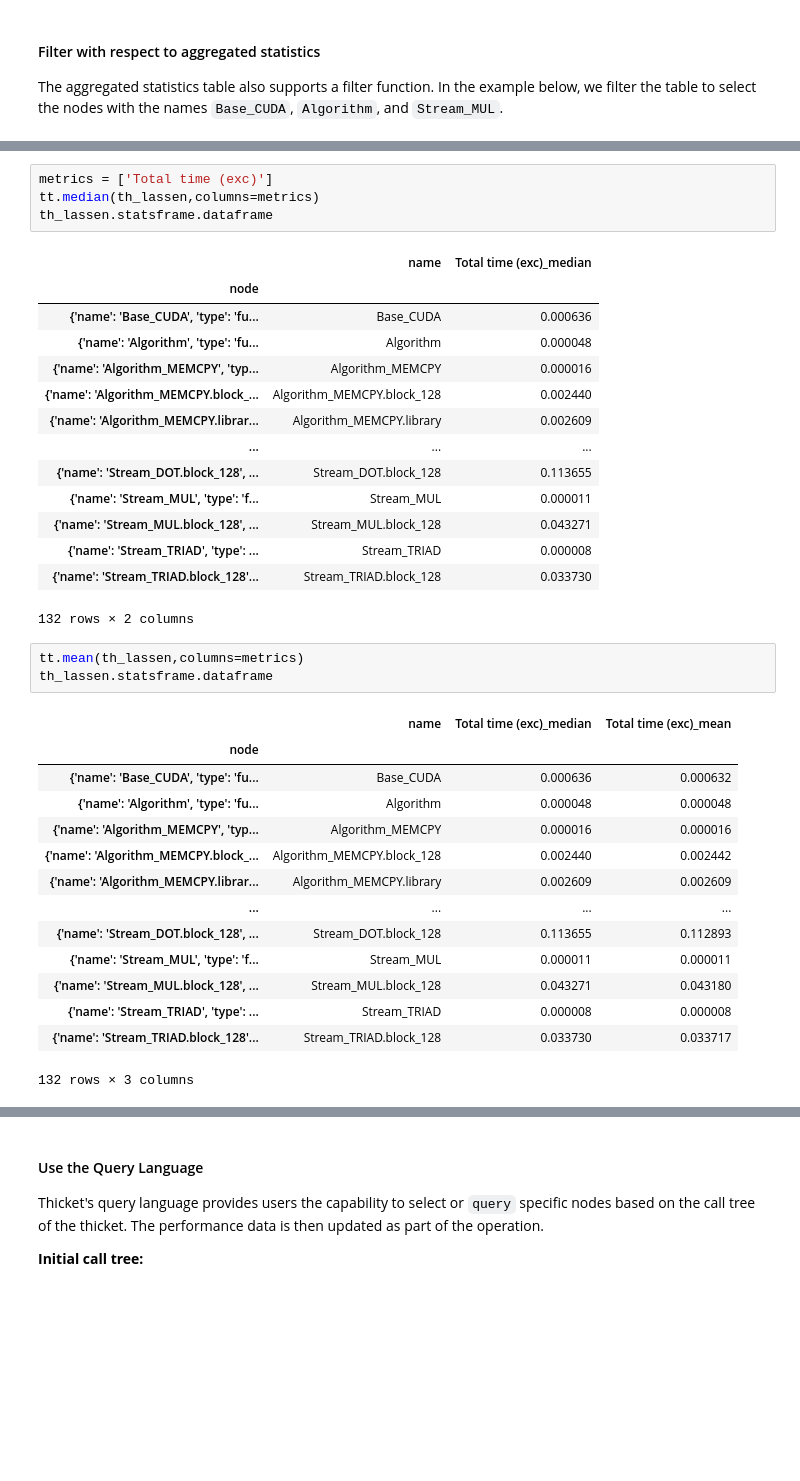
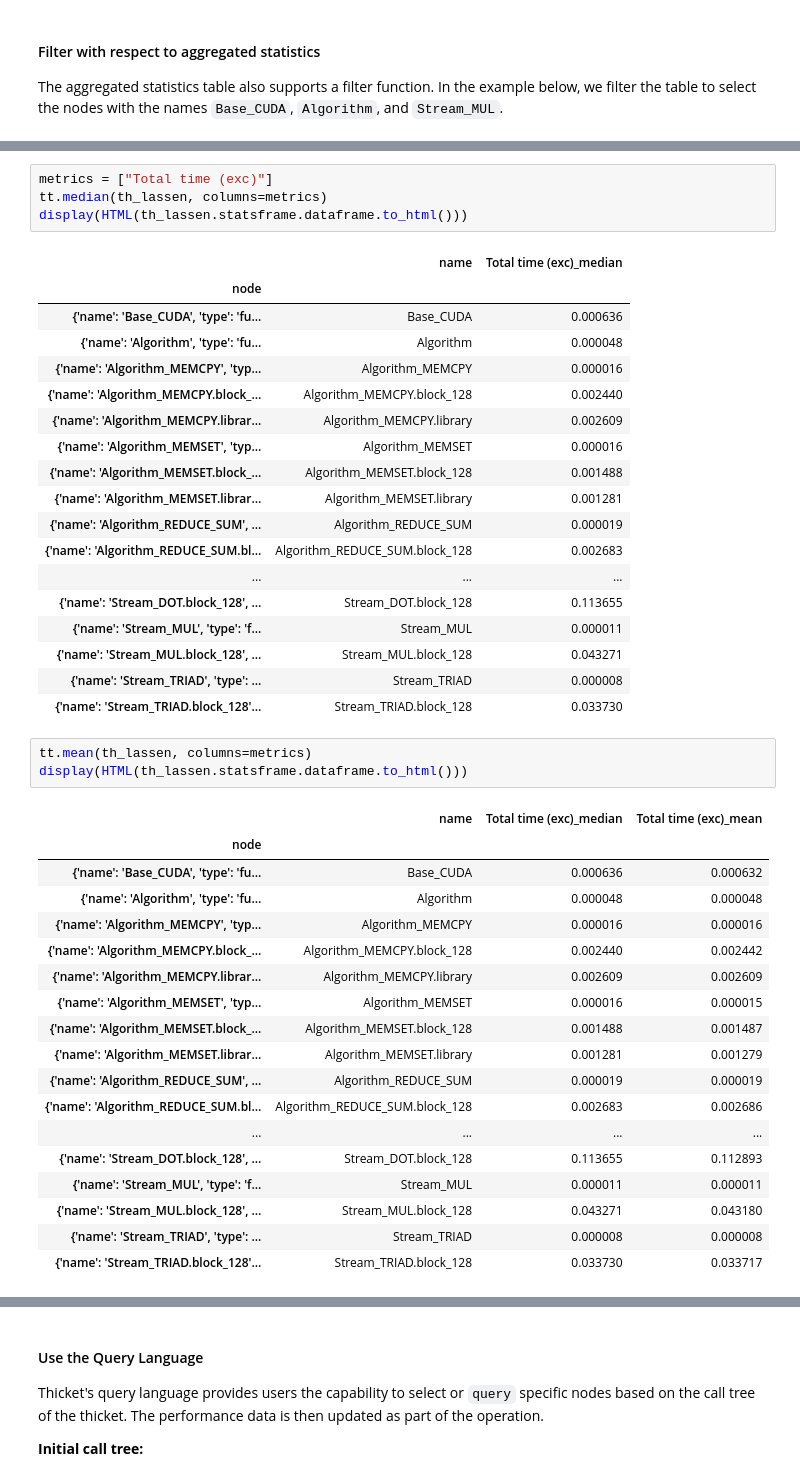
Before and after one commit to LLNL/thicket, a Jupyter notebook: docs/thicket_tutorial.ipynb, the cells around one changed output, grey strips where cells are left out. Cells and saved outputs as stored; diff of their text form; blank space fills up the shorter version.

```diff
--- a/docs/thicket_tutorial.ipynb
+++ b/docs/thicket_tutorial.ipynb
@@ -251,7 +255,7 @@ Below is an example where we calculate the mean and median of the values in the
 # %%
-metrics = ['Total time (exc)']
-tt.median(th_lassen,columns=metrics)
-th_lassen.statsframe.dataframe
+metrics = ["Total time (exc)"]
+tt.median(th_lassen, columns=metrics)
+display(HTML(th_lassen.statsframe.dataframe.to_html()))
 # %% [output]
 |  | name | Total time (exc)_median |
 | node |  |  |
@@ -260,29 +264,37 @@ th_lassen.statsframe.dataframe
 | {'name': 'Algorithm_MEMCPY', 'typ... | Algorithm_MEMCPY | 0.000016 |
 | {'name': 'Algorithm_MEMCPY.block_... | Algorithm_MEMCPY.block_128 | 0.002440 |
 | {'name': 'Algorithm_MEMCPY.librar... | Algorithm_MEMCPY.library | 0.002609 |
+| {'name': 'Algorithm_MEMSET', 'typ... | Algorithm_MEMSET | 0.000016 |
+| {'name': 'Algorithm_MEMSET.block_... | Algorithm_MEMSET.block_128 | 0.001488 |
+| {'name': 'Algorithm_MEMSET.librar... | Algorithm_MEMSET.library | 0.001281 |
+| {'name': 'Algorithm_REDUCE_SUM', ... | Algorithm_REDUCE_SUM | 0.000019 |
+| {'name': 'Algorithm_REDUCE_SUM.bl... | Algorithm_REDUCE_SUM.block_128 | 0.002683 |
 | ... | ... | ... |
 | {'name': 'Stream_DOT.block_128', ... | Stream_DOT.block_128 | 0.113655 |
 | {'name': 'Stream_MUL', 'type': 'f... | Stream_MUL | 0.000011 |
 | {'name': 'Stream_MUL.block_128', ... | Stream_MUL.block_128 | 0.043271 |
 | {'name': 'Stream_TRIAD', 'type': ... | Stream_TRIAD | 0.000008 |
 | {'name': 'Stream_TRIAD.block_128'... | Stream_TRIAD.block_128 | 0.033730 |
-132 rows × 2 columns
 # %%
-tt.mean(th_lassen,columns=metrics)
-th_lassen.statsframe.dataframe
+tt.mean(th_lassen, columns=metrics)
+display(HTML(th_lassen.statsframe.dataframe.to_html()))
 # %% [output]
 |  | name | Total time (exc)_median | Total time (exc)_mean |
 | node |  |  |  |
 | {'name': 'Base_CUDA', 'type': 'fu... | Base_CUDA | 0.000636 | 0.000632 |
 | {'name': 'Algorithm', 'type': 'fu... | Algorithm | 0.000048 | 0.000048 |
 | {'name': 'Algorithm_MEMCPY', 'typ... | Algorithm_MEMCPY | 0.000016 | 0.000016 |
 | {'name': 'Algorithm_MEMCPY.block_... | Algorithm_MEMCPY.block_128 | 0.002440 | 0.002442 |
 | {'name': 'Algorithm_MEMCPY.librar... | Algorithm_MEMCPY.library | 0.002609 | 0.002609 |
+| {'name': 'Algorithm_MEMSET', 'typ... | Algorithm_MEMSET | 0.000016 | 0.000015 |
+| {'name': 'Algorithm_MEMSET.block_... | Algorithm_MEMSET.block_128 | 0.001488 | 0.001487 |
+| {'name': 'Algorithm_MEMSET.librar... | Algorithm_MEMSET.library | 0.001281 | 0.001279 |
+| {'name': 'Algorithm_REDUCE_SUM', ... | Algorithm_REDUCE_SUM | 0.000019 | 0.000019 |
+| {'name': 'Algorithm_REDUCE_SUM.bl... | Algorithm_REDUCE_SUM.block_128 | 0.002683 | 0.002686 |
 | ... | ... | ... | ... |
 | {'name': 'Stream_DOT.block_128', ... | Stream_DOT.block_128 | 0.113655 | 0.112893 |
 | {'name': 'Stream_MUL', 'type': 'f... | Stream_MUL | 0.000011 | 0.000011 |
 | {'name': 'Stream_MUL.block_128', ... | Stream_MUL.block_128 | 0.043271 | 0.043180 |
 | {'name': 'Stream_TRIAD', 'type': ... | Stream_TRIAD | 0.000008 | 0.000008 |
 | {'name': 'Stream_TRIAD.block_128'... | Stream_TRIAD.block_128 | 0.033730 | 0.033717 |
-132 rows × 3 columns
 # %% [markdown]
```
Also changed, not shown: parts of 37 cells of this notebook, 2 other files.
